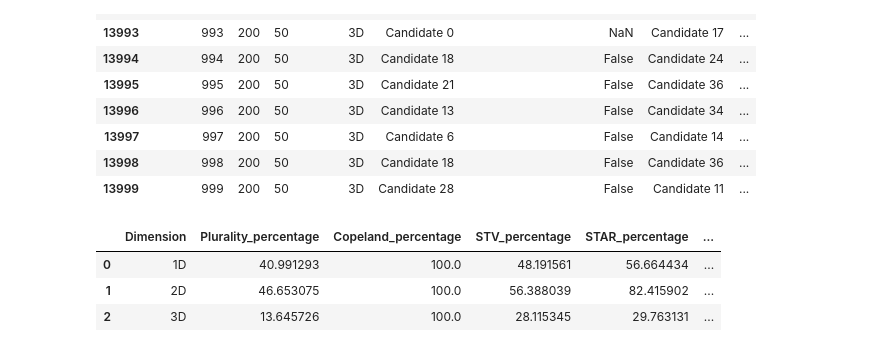
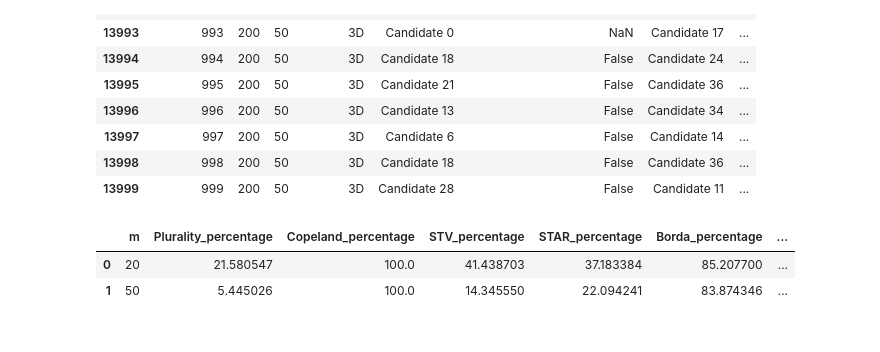
Before and after one commit to nguyetmle/voting-distortion, a Jupyter notebook: Condorcet Check.ipynb, the cells around one changed output. Drawn from its saved outputs; the diff is of its cells as text; code cells hidden in the pictures.

```diff
--- a/Condorcet Check.ipynb
+++ b/Condorcet Check.ipynb
@@ -74,21 +81,20 @@ main.tail(10)
 # %%
 # Assuming you have a DataFrame 'main' and a target value 'True'
 target_value = True
 
 # Group by 'Distribution' and calculate the percentage of each method choosing the OPT
-condorcetCheck = main.groupby("Dimension").agg(
+condorcetCheck = main.loc[main["Dimension"] == "3D"].groupby("m").agg(
     Plurality_percentage=('Plurality Condorcet Criterion', lambda x: (x == target_value).sum() / x.count() * 100),
     Copeland_percentage=('Copeland Condorcet Criterion', lambda x: (x == target_value).sum() / x.count() * 100),
     STV_percentage=('STV Condorcet Criterion', lambda x: (x == target_value).sum() / x.count() * 100),
     STAR_percentage=('STAR Condorcet Criterion', lambda x: (x == target_value).sum() / x.count() * 100),
     Borda_percentage=('Borda Condorcet Criterion', lambda x: (x == target_value).sum() / x.count() * 100),
     PluralityVeto_percentage=('Plurality Veto Condorcet Criterion', lambda x: (x == target_value).sum() / x.count() * 100)
 ).reset_index()
 
 condorcetCheck
 # %% [output]
-|  | Dimension | Plurality_percentage | Copeland_percentage | STV_percentage | STAR_percentage | ... |
-| 0 | 1D | 40.991293 | 100.0 | 48.191561 | 56.664434 | ... |
-| 1 | 2D | 46.653075 | 100.0 | 56.388039 | 82.415902 | ... |
-| 2 | 3D | 13.645726 | 100.0 | 28.115345 | 29.763131 | ... |
+|  | m | Plurality_percentage | Copeland_percentage | STV_percentage | STAR_percentage | Borda_percentage | ... |
+| 0 | 20 | 21.580547 | 100.0 | 41.438703 | 37.183384 | 85.207700 | ... |
+| 1 | 50 | 5.445026 | 100.0 | 14.345550 | 22.094241 | 83.874346 | ... |
 # %%
```
Also changed, not shown: parts of 3 cells of this notebook, 12 other files.
